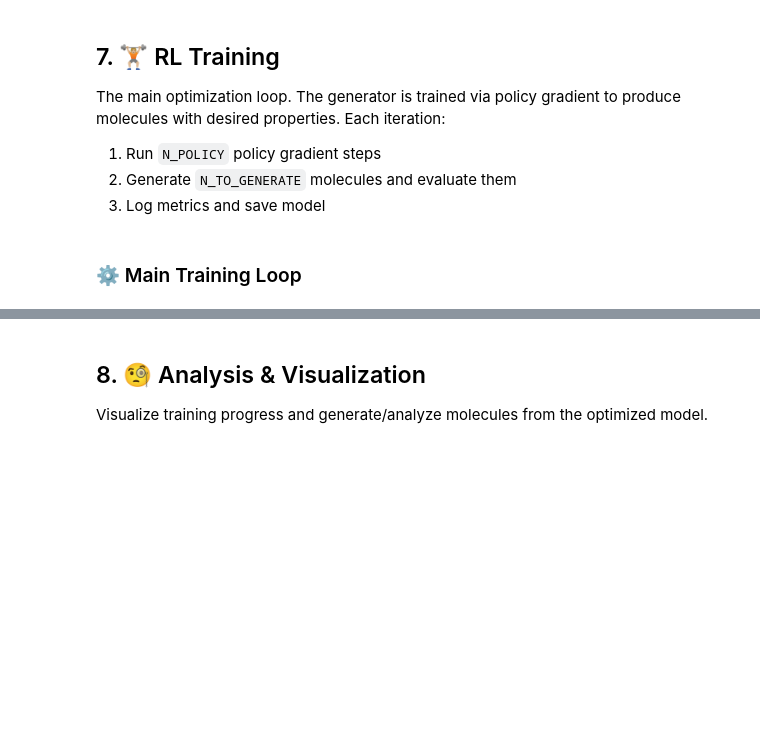
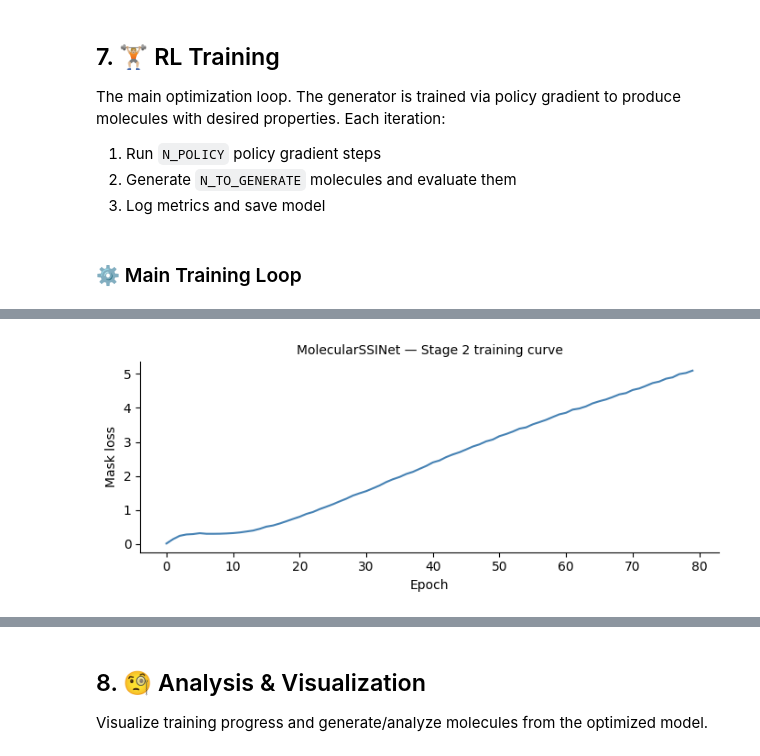
Before and after one commit to Pimpi7/Molecular-SSINet, a Jupyter notebook: MoleGuLAR_Colab.ipynb, the cells around one changed output, grey strips where cells are left out. Cells and saved outputs as stored; diff of their text form; code cells hidden in the pictures; blank space fills up the shorter version.

Commit message:
Added Interpretability, still to solve some errors

```diff
--- a/MoleGuLAR_Colab.ipynb
+++ b/MoleGuLAR_Colab.ipynb
@@ -157,3 +201,19 @@ ADAPTIVE_REWARD = True
+# %%
+USE_INTERPRET      = True    # Master switch — set False to skip entirely
+
+# Core training hyperparameters
+INTERPRET_ALPHA    = 0.01   # L1 sparsity weight:
+                             #   higher → fewer highlighted atoms (sharper mask)
+                             #   lower  → more diffuse explanation
+INTERPRET_EPOCHS   = 80     # Training epochs for the AtomMaskMLP
+INTERPRET_LR       = 5e-4   # Adam learning rate for the mask MLP
+INTERPRET_BATCH    = 32     # Graphs per batch during mask training
+INTERPRET_HIDDEN   = 64     # Hidden dim of the mask MLP (light — only 2 linear layers)
+
+# Visualization
+INTERPRET_SMILES   = None   # A specific SMILES string to explain.
+                             # None → automatically pick the best molecule
+                             # from the RL run (lowest predicted binding affinity).
 # %% [markdown]
 ## 3. 🔧 Utility Modules
 # %%
@@ -2150,0 +2898,80 @@ print("\n✅ Training complete!")
+# %%
+if USE_INTERPRET:
+
+    # Guard: MolecularSSINet requires the GIN predictor
+    if PREDICTOR != 'gin':
+        print(f"⚠️  USE_INTERPRET=True but PREDICTOR='{PREDICTOR}'. "
+              f"MolecularSSINet only supports PREDICTOR='gin'. Skipping.")
+
+    else:
+        print("=" * 60)
+        print("🔍  MolecularSSINet — Stage 2 Interpretability")
+        print("=" * 60)
+
+        # ── Initialize ───────────────────────────────────────────
+        ssinet = MolecularSSINet(
+            gin_predictor = my_predictor,
+            alpha         = INTERPRET_ALPHA,
+            lr            = INTERPRET_LR,
+            hidden_dim    = INTERPRET_HIDDEN,
+            device        = device,
+        )
+
+        # ── Collect training SMILES ──────────────────────────────
+        # Priority: RL-generated molecules → fallback to training set
+        # The RL-generated molecules are the most informative because
+        # they live in the region of chemical space the model has
+        # been steering toward.
+        if 'smiles' in dir() and len(smiles) > 10:
+            # 'smiles' is filled by estimate_and_update during RL loop
+            interpret_train_smiles = list(set(smiles))[:2000]
+            print(f"   Using {len(interpret_train_smiles)} RL-generated SMILES for training.")
+        else:
+            # Fallback: use the pre-training dataset
+            interpret_train_smiles = []
+            with open(os.path.join(OPTIMIZER_DIR, 'random.smi')) as f:
+                for i, line in enumerate(f):
+                    if i >= 2000:
+                        break
+                    smi = line.strip().split('\t')[0]
+                    if smi:
+                        interpret_train_smiles.append(smi)
+            print(f"   Falling back to {len(interpret_train_smiles)} training-set SMILES.")
+
+        # ── Train Stage 2 ────────────────────────────────────────
+        ssinet.train_mask(
+            smiles_list = interpret_train_smiles,
+            epochs      = INTERPRET_EPOCHS,
+            batch_size  = INTERPRET_BATCH,
+            verbose     = True,
+        )
+
+        # ── Plot training curve ──────────────────────────────────
+        ssinet.plot_training_curve()
+
+        # ── Pick molecule to explain ─────────────────────────────
+        if INTERPRET_SMILES is not None:
+            target_smiles = INTERPRET_SMILES
+        elif 'smiles' in dir() and 'prediction' in dir() and len(smiles) > 0:
+            # Best molecule = lowest binding affinity from last RL iteration
+            best_idx      = int(np.argmin(prediction))
+            target_smiles = smiles[best_idx]
+            print(f"\n   Auto-selected molecule with best binding affinity: {target_smiles}")
+        else:
+            target_smiles = interpret_train_smiles[0]
+            print(f"\n   Using first training SMILES: {target_smiles}")
+
+        # ── Visualize ────────────────────────────────────────────
+        print(f"\n[MolecularSSINet] Explaining: {target_smiles}")
+        atom_weights = ssinet.visualize(
+            smiles    = target_smiles,
+            save_path = os.path.join(MOL_DIR, "ssinet_atom_importance.png")
+        )
+
+        # ── Optional: alpha sweep (Figure 7 analog) ──────────────
+        print("\n[MolecularSSINet] Running alpha sweep (analog of paper Fig. 7)...")
+        ssinet.alpha_sweep(target_smiles, alphas=(0.001, 0.01, 0.05, 0.15))
+
+        print("\n✅  MolecularSSINet complete. "
+              "Use ssinet.visualize(smiles) to explain any other molecule.")
+# %% [output]
@@ -2150,0 +2998 @@ print("\n✅ Training complete!")
+[figure, added]
```
Also changed, not shown: parts of 24 cells of this notebook.
